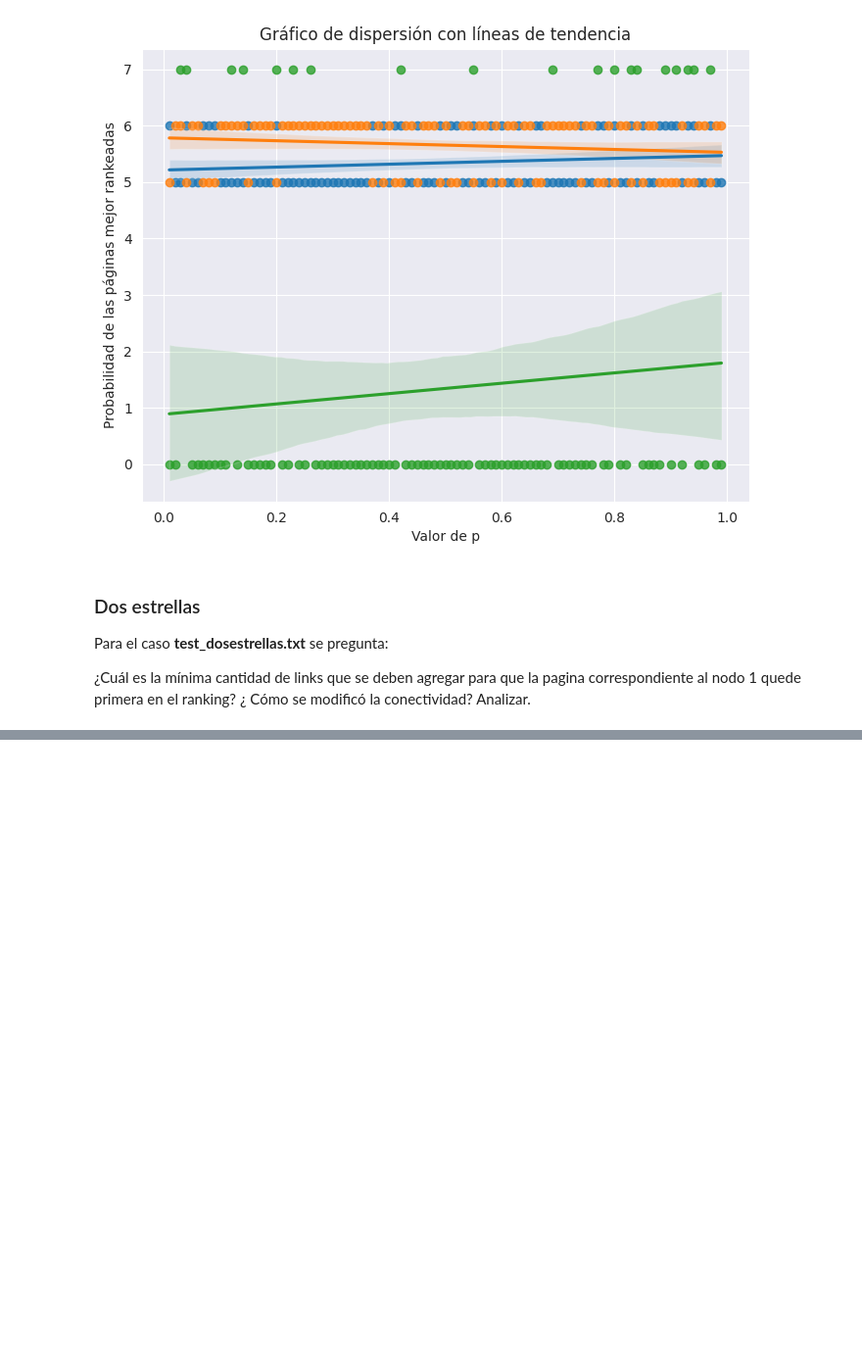
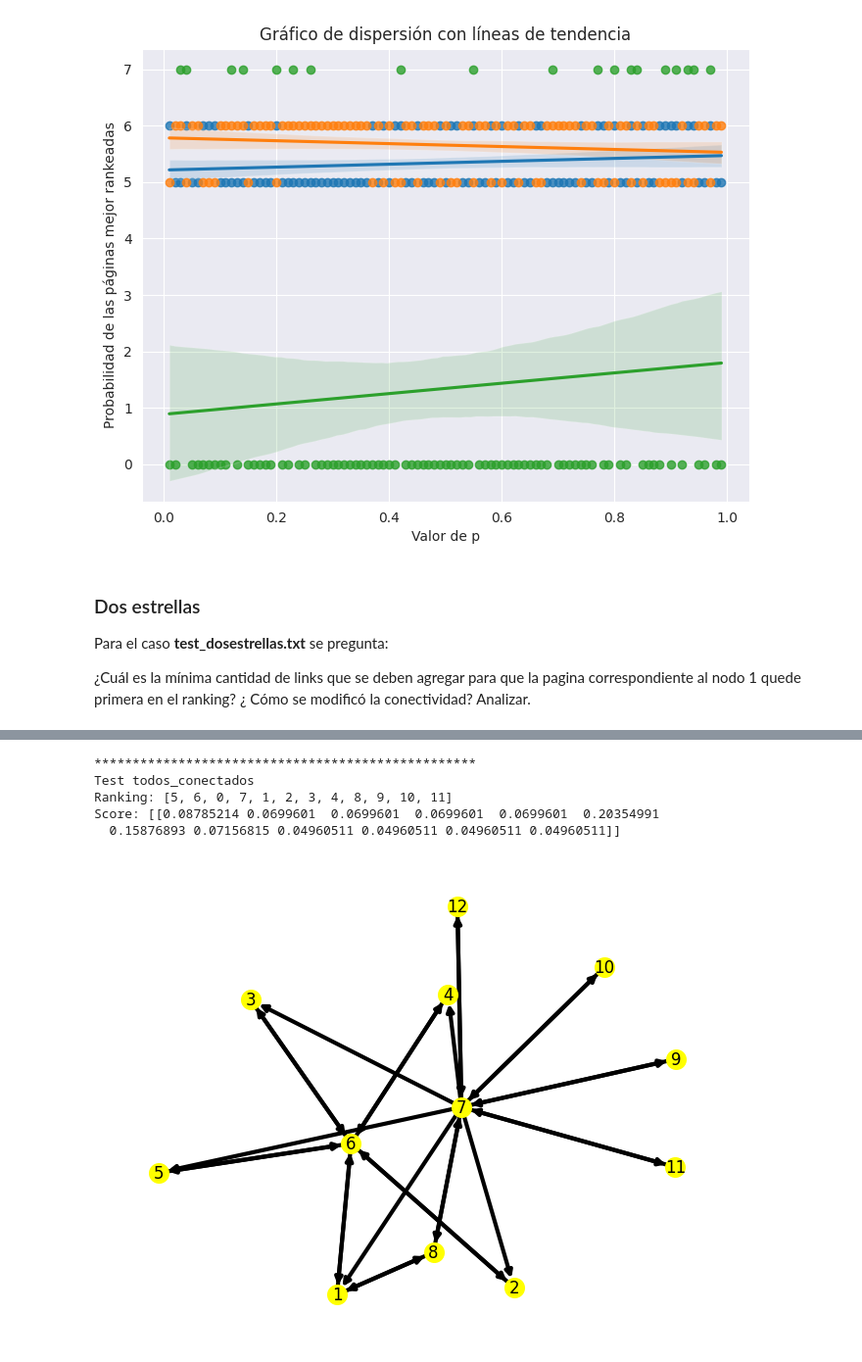
Before and after one commit to lmendezayl/uba-alc, a Jupyter notebook: Recursos TP1-20240502/template-alumnos/template-alumnos/grupo_Mendez_Busso_TP1.ipynb, the cells around one changed output, grey strips where cells are left out. Shown at 98% size. Cells and saved outputs as stored; diff of their text form; code cells hidden in the pictures; blank space fills up the shorter version.

```diff
--- a/Recursos TP1-20240502/template-alumnos/template-alumnos/grupo_Mendez_Busso_TP1.ipynb
+++ b/Recursos TP1-20240502/template-alumnos/template-alumnos/grupo_Mendez_Busso_TP1.ipynb
@@ -444,0 +461,25 @@ Para el caso **test_dosestrellas.txt** se pregunta:
+# %%
+import numpy
+#ARCHIVOS DE ENTRADA
+archivo_test = './tests/test_dosestrellas_op1.txt'
+
+#CARGA DE ARCHIVO EN GRAFO
+W = leer_archivo(archivo_test)
+
+dibujarGrafo(W, print_ejes=False)
+
+# defino la probabilidad de salto de continuar los links de la pagina actual
+p = 0.5
+# Realizo el test unitario para el calculo del mayor score, que pruebe que el codigo funciona correctamente.
+print('*'*50)
+print('Test todos_conectados')
+rnk, scr = calcularRanking(W,p)
+print('Ranking:', rnk)
+print('Score:', numpy.transpose(scr))
+# %% [output]
+**************************************************
+Test todos_conectados
+Ranking: [5, 6, 0, 7, 1, 2, 3, 4, 8, 9, 10, 11]
+Score: [[0.08785214 0.0699601  0.0699601  0.0699601  0.0699601  0.20354991
+  0.15876893 0.07156815 0.04960511 0.04960511 0.04960511 0.04960511]]
+[figure, added]
```
Also changed, not shown: parts of 8 cells of this notebook.
